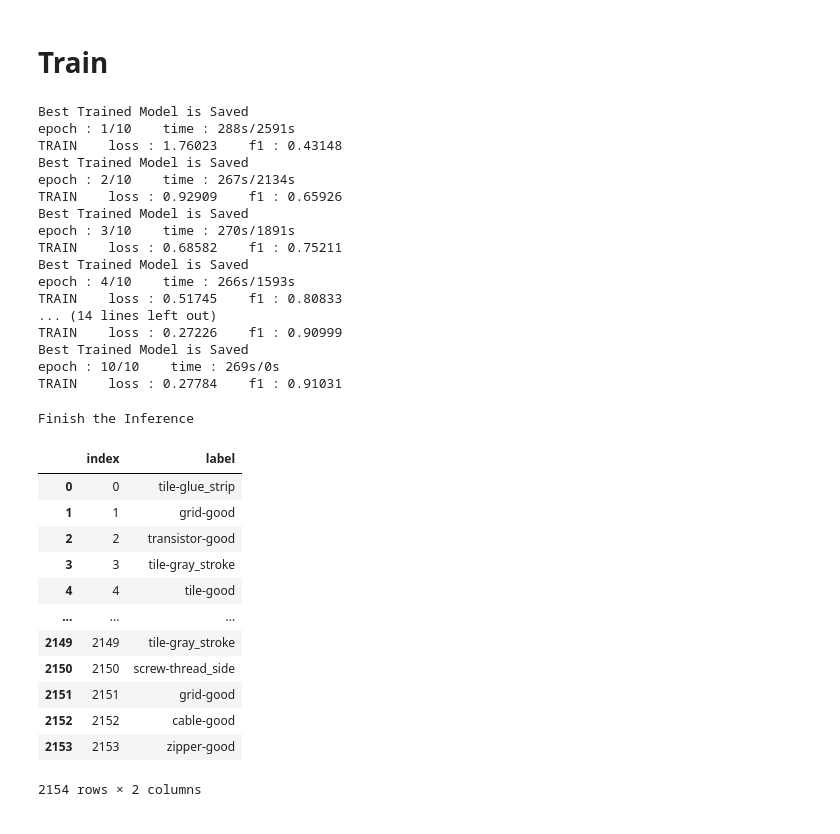
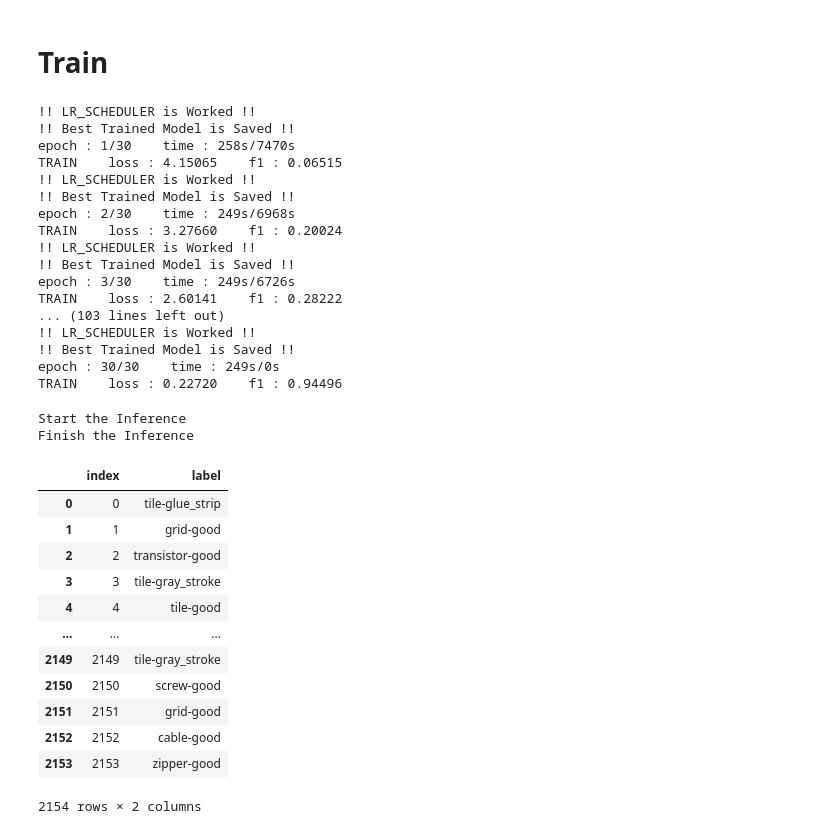
Before and after one commit to paragonyun/Anomaly-Detection, a Jupyter notebook: Anomaly_REFACTORING.ipynb, the cells around one changed output. Cells and saved outputs as stored; diff of their text form; code cells hidden in the pictures.

Commit message:
Model Changed to EFN V2 B3 + 30epoch + lr_scheduler

```diff
--- a/Anomaly_REFACTORING.ipynb
+++ b/Anomaly_REFACTORING.ipynb
@@ -143,5 +157,5 @@ test = sorted(glob('/content/gdrive/MyDrive/Colab Notebooks/ANOMAL_re/open/test/
 # %%
-train_y = pd.read_csv("/content/gdrive/MyDrive/Colab Notebooks/ANOMAL_re/open/train_df.csv")
+train_y = pd.read_csv("/content/gdrive/MyDrive/Colab Notebooks/ANOMAL_re/train_df.csv")
 train_y = train_y.iloc[:,1:]
 # %%
 balanced_train_y = to_be_balanced(train_y)
@@ -191,15 +205,23 @@ for i, (className, df) in enumerate(anomaly_dict.items()):
 # %%
 img_size = 300 ## Recommended Resolution for EFN V2 B3
 
-model_name = 'V2B3_test.pt'
-sub_name = 'V2B3_test.csv'
+model_name = 'V2B3_lr_test_content_test_30epo.pt'
+sub_name = 'V2B3_lr_test_content_test_30epo.csv'
 
 
-torch.manual_seed(42)
-torch.cuda.manual_seed_all(42)
+seed = 42
+os.environ["PYTHONHASHSEED"] = str(seed)
+torch.manual_seed(seed)
+torch.cuda.manual_seed(seed)
+torch.cuda.manual_seed_all(seed)  # if use multi-GPU
+torch.backends.cudnn.deterministic = True
+torch.backends.cudnn.benchmark = False
+np.random.seed(seed)
+random.seed(seed)
+
 
 batch = 32
-epochs = 10
+epochs = 30
 # %% [markdown]
 # AUGMENTATION
 # %%
@@ -226,7 +248,7 @@ transforms.Normalize(mean = [0.418256, 0.393101, 0.386632],
 # %%
 train_list = []
 for i in balanced_train_y['file_name']:
-  train_list.append("/content/gdrive/MyDrive/Colab Notebooks/ANOMAL_re/open/train/{}".format(i))
+  train_list.append("/content/train/{}".format(i))
 # %%
 train_labels = balanced_train_y["label"]
 
@@ -303,9 +327,10 @@ net = Network().to("cuda:0") ## 나중에 주석 푸셈
 
 model = Network().to(device)
 
-optimizer = torch.optim.Adam(model.parameters(), lr=1e-3)
+optimizer = torch.optim.Adam(model.parameters(), lr=1e-5)
 criterion = nn.CrossEntropyLoss()
 scaler = torch.cuda.amp.GradScaler()
+scheduler = CosineAnnealingWarmRestarts(optimizer=optimizer, T_0 = 5, T_mult = 1, eta_min = 1e-5)
 
 ## For Saving Best MODEL
 highest_f1 = 0
@@ -337,6 +362,8 @@ for epoch in range(epochs):
         train_pred += pred.argmax(1).detach().cpu().numpy().tolist()
         train_y += y.detach().cpu().numpy().tolist()
 
+    scheduler.step()    ## lr_scheduler step
+    print('!! LR_SCHEDULER is Worked !!')
 
     train_f1 = score_function(train_y, train_pred)
 
@@ -346,7 +373,7 @@ for epoch in range(epochs):
 
 
       torch.save(model.state_dict(), f"/content/gdrive/MyDrive/Colab Notebooks/ANOMAL_re/SAVING MODEL/{model_name}")
-      print('Best Trained Model is Saved')
+      print('!! Best Trained Model is Saved !!')
 
 
 
@@ -354,29 +381,30 @@ for epoch in range(epochs):
     print(f'epoch : {epoch+1}/{epochs}    time : {TIME:.0f}s/{TIME*(epochs-epoch-1):.0f}s')
     print(f'TRAIN    loss : {train_loss:.5f}    f1 : {train_f1:.5f}')
 # %% [output]
-Best Trained Model is Saved
-epoch : 1/10    time : 288s/2591s
-TRAIN    loss : 1.76023    f1 : 0.43148
-Best Trained Model is Saved
-epoch : 2/10    time : 267s/2134s
-TRAIN    loss : 0.92909    f1 : 0.65926
-Best Trained Model is Saved
-epoch : 3/10    time : 270s/1891s
-TRAIN    loss : 0.68582    f1 : 0.75211
-Best Trained Model is Saved
-epoch : 4/10    time : 266s/1593s
-TRAIN    loss : 0.51745    f1 : 0.80833
-... (14 lines left out)
-TRAIN    loss : 0.27226    f1 : 0.90999
-Best Trained Model is Saved
-epoch : 10/10    time : 269s/0s
-TRAIN    loss : 0.27784    f1 : 0.91031
+!! LR_SCHEDULER is Worked !!
+!! Best Trained Model is Saved !!
+epoch : 1/30    time : 258s/7470s
+TRAIN    loss : 4.15065    f1 : 0.06515
+!! LR_SCHEDULER is Worked !!
+!! Best Trained Model is Saved !!
+epoch : 2/30    time : 249s/6968s
+TRAIN    loss : 3.27660    f1 : 0.20024
+!! LR_SCHEDULER is Worked !!
+!! Best Trained Model is Saved !!
+epoch : 3/30    time : 249s/6726s
+TRAIN    loss : 2.60141    f1 : 0.28222
+... (103 lines left out)
+!! LR_SCHEDULER is Worked !!
+!! Best Trained Model is Saved !!
+epoch : 30/30    time : 249s/0s
+TRAIN    loss : 0.22720    f1 : 0.94496
 # %%
 model.load_state_dict(torch.load(f'/content/gdrive/MyDrive/Colab Notebooks/ANOMAL_re/SAVING MODEL/{model_name}'))
 
 model.eval()
 f_pred = []
 
+print("Start the Inference")
 with torch.no_grad():
     for batch in (test_loader):
         x = torch.tensor(batch[0], dtype = torch.float32, device = device)
@@ -390,23 +418,24 @@ f_result = [label_decoder[result] for result in f_pred]
 
 print("Finish the Inference")
 # %% [output]
+Start the Inference
 Finish the Inference
 # %%
-submission = pd.read_csv("/content/gdrive/MyDrive/Colab Notebooks/ANOMAL_re/open/sample_submission.csv")
+submission = pd.read_csv("/content/gdrive/MyDrive/Colab Notebooks/ANOMAL_re/sample_submission.csv")
 
 submission["label"] = f_result
 
 submission
 # %% [output]
 |  | index | label |
 | 0 | 0 | tile-glue_strip |
 | 1 | 1 | grid-good |
 | 2 | 2 | transistor-good |
 | 3 | 3 | tile-gray_stroke |
 | 4 | 4 | tile-good |
 | ... | ... | ... |
 | 2149 | 2149 | tile-gray_stroke |
-| 2150 | 2150 | screw-thread_side |
+| 2150 | 2150 | screw-good |
 | 2151 | 2151 | grid-good |
 | 2152 | 2152 | cable-good |
 | 2153 | 2153 | zipper-good |
```
Also changed, not shown: parts of 6 cells of this notebook.
